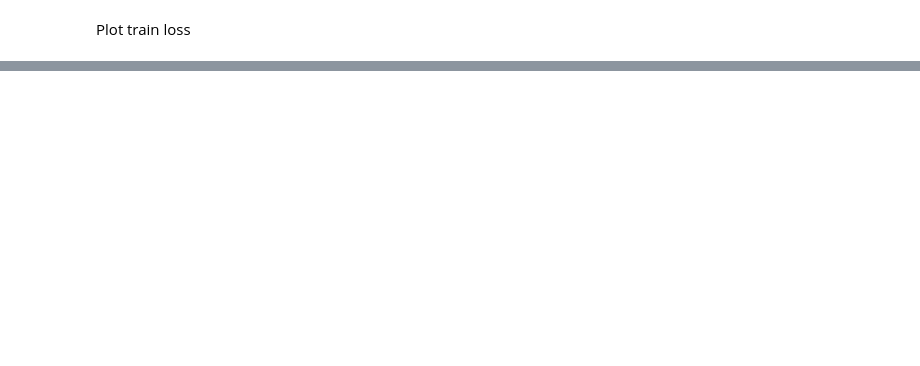
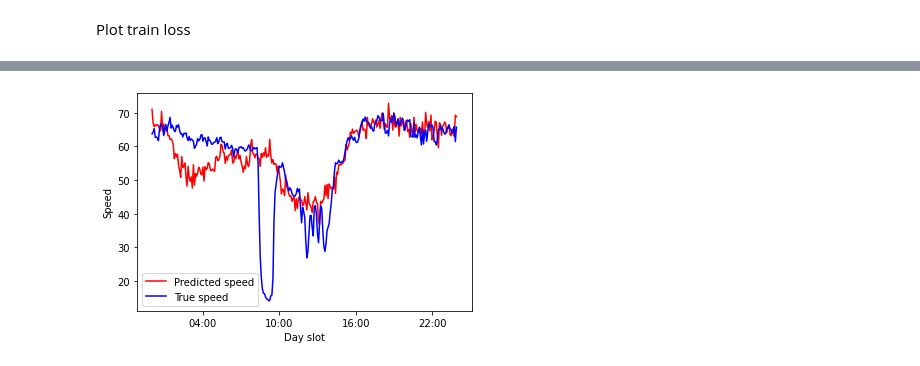
Before and after one commit to CristianBold4/LfN_project, a Jupyter notebook: NaivePredictors/TrafficGNN.ipynb, the cells around one changed output, grey strips where cells are left out. Drawn from its saved outputs; the diff is of its cells as text; code cells hidden in the pictures; blank space fills up the shorter version.

```diff
--- a/NaivePredictors/TrafficGNN.ipynb
+++ b/NaivePredictors/TrafficGNN.ipynb
@@ -88,5 +71,5 @@ G = nx.Graph()
 
 for i in range(adj.shape[0]):
   for j in range(adj.shape[0]):
-    if adj[i, j] != 1 and adj[i, j] != 0 and not G.has_edge(i, j):
+    if adj[i, j] != 1 and adj[i, j] != 0 and not G.has_edge(j, i):
       G.add_edge(i, j, length=adj[i, j])
@@ -231,0 +191,5 @@ Test MAE: 62.3455
+# %%
+#test
+test_mse, test_mae, out = test()
+print(f'\nTest RMSE: {test_mse:.4f}')
+print(f'Test MAE: {test_mae:.4f}')
@@ -248,0 +216,21 @@ plt.show()
+# %%
+day_size = 288
+day = np.arange(day_size).tolist()
+
+sensor_id = 163
+
+predictions = out[sensor_id, :day_size].detach().numpy()
+true_val = data.y[sensor_id, :day_size].tolist()
+
+l1, = plt.plot(day, predictions, color='red')
+l2, = plt.plot(day, true_val, color='blue')
+
+plt.legend((l1, l2), ['Predicted speed', 'True speed'])
+
+plt.xlabel('Day slot')
+plt.ylabel('Speed')
+plt.xticks(np.arange(min(day) + 4*12, max(day) + 2, 6*12), labels=('04:00', '10:00', '16:00', '22:00'))
+
+plt.show()
+# %% [output]
+[figure, added]
```
Also changed, not shown: parts of 12 cells of this notebook, 1 other file.
